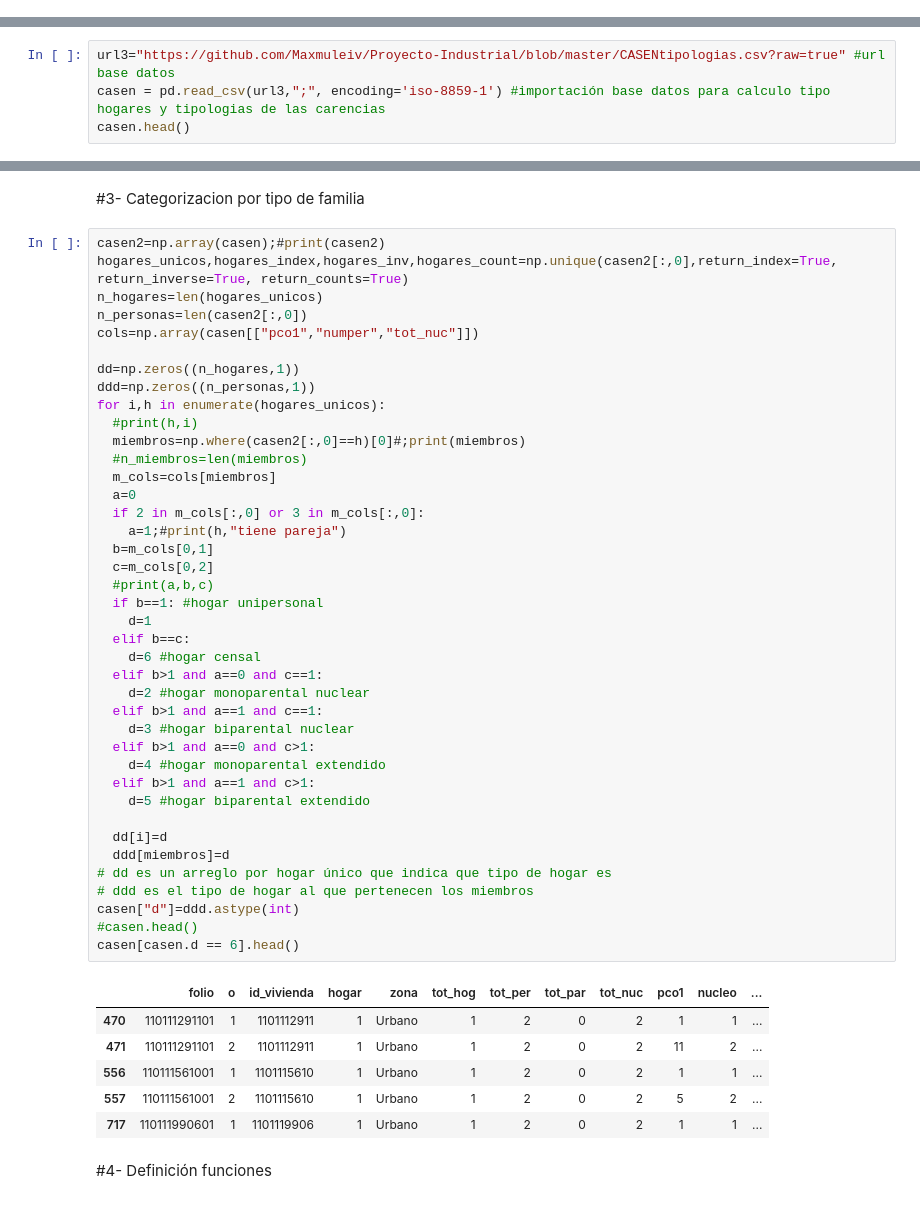
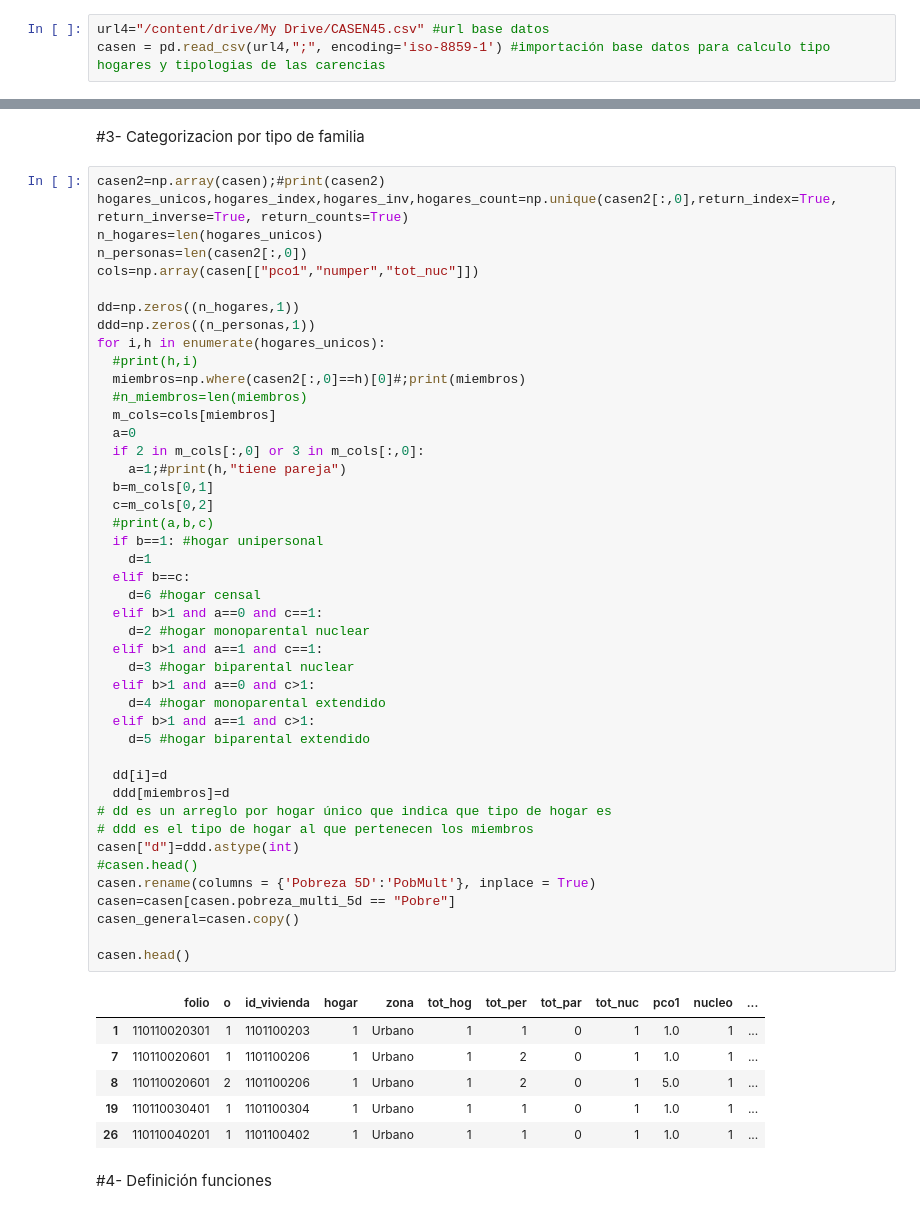
Before and after one commit to Maxmuleiv/Proyecto-Industrial, a Jupyter notebook: AnalisisPobrezaMultidimensional.ipynb, the cells around one changed output, grey strips where cells are left out. Cells and saved outputs as stored; diff of their text form.

```diff
--- a/AnalisisPobrezaMultidimensional.ipynb
+++ b/AnalisisPobrezaMultidimensional.ipynb
@@ -14,3 +19,6 @@ from math import pi
 # %% [markdown]
 #2- Importación BD
+# %%
+url4="/content/drive/My Drive/CASEN45.csv" #url base datos
+casen = pd.read_csv(url4,";", encoding='iso-8859-1') #importación base datos para calculo tipo hogares y tipologias de las carencias
 # %%
@@ -24,4 +26,0 @@ from math import pi
-# %%
-url3="https://github.com/Maxmuleiv/Proyecto-Industrial/blob/master/CASENtipologias.csv?raw=true" #url base datos
-casen = pd.read_csv(url3,";", encoding='iso-8859-1') #importación base datos para calculo tipo hogares y tipologias de las carencias
-casen.head()
@@ -48,39 +40,43 @@ for i,h in enumerate(hogares_unicos):
   miembros=np.where(casen2[:,0]==h)[0]#;print(miembros)
   #n_miembros=len(miembros)
   m_cols=cols[miembros]
   a=0
   if 2 in m_cols[:,0] or 3 in m_cols[:,0]:
     a=1;#print(h,"tiene pareja")
   b=m_cols[0,1]
   c=m_cols[0,2]
   #print(a,b,c)
   if b==1: #hogar unipersonal
     d=1
   elif b==c:
     d=6 #hogar censal
   elif b>1 and a==0 and c==1:
     d=2 #hogar monoparental nuclear
   elif b>1 and a==1 and c==1:
     d=3 #hogar biparental nuclear
   elif b>1 and a==0 and c>1:
     d=4 #hogar monoparental extendido
   elif b>1 and a==1 and c>1:
     d=5 #hogar biparental extendido
 
   dd[i]=d
   ddd[miembros]=d
 # dd es un arreglo por hogar único que indica que tipo de hogar es
 # ddd es el tipo de hogar al que pertenecen los miembros
 casen["d"]=ddd.astype(int)
 #casen.head()
-casen[casen.d == 6].head()
+casen.rename(columns = {'Pobreza 5D':'PobMult'}, inplace = True)
+casen=casen[casen.pobreza_multi_5d == "Pobre"]
+casen_general=casen.copy()
+
+casen.head()
 # %% [output]
 |  | folio | o | id_vivienda | hogar | zona | tot_hog | tot_per | tot_par | tot_nuc | pco1 | nucleo | ... |
-| 470 | 110111291101 | 1 | 1101112911 | 1 | Urbano | 1 | 2 | 0 | 2 | 1 | 1 | ... |
-| 471 | 110111291101 | 2 | 1101112911 | 1 | Urbano | 1 | 2 | 0 | 2 | 11 | 2 | ... |
-| 556 | 110111561001 | 1 | 1101115610 | 1 | Urbano | 1 | 2 | 0 | 2 | 1 | 1 | ... |
-| 557 | 110111561001 | 2 | 1101115610 | 1 | Urbano | 1 | 2 | 0 | 2 | 5 | 2 | ... |
-| 717 | 110111990601 | 1 | 1101119906 | 1 | Urbano | 1 | 2 | 0 | 2 | 1 | 1 | ... |
+| 1 | 110110020301 | 1 | 1101100203 | 1 | Urbano | 1 | 1 | 0 | 1 | 1.0 | 1 | ... |
+| 7 | 110110020601 | 1 | 1101100206 | 1 | Urbano | 1 | 2 | 0 | 1 | 1.0 | 1 | ... |
+| 8 | 110110020601 | 2 | 1101100206 | 1 | Urbano | 1 | 2 | 0 | 1 | 5.0 | 1 | ... |
+| 19 | 110110030401 | 1 | 1101100304 | 1 | Urbano | 1 | 1 | 0 | 1 | 1.0 | 1 | ... |
+| 26 | 110110040201 | 1 | 1101100402 | 1 | Urbano | 1 | 1 | 0 | 1 | 1.0 | 1 | ... |
 # %% [markdown]
 #4- Definición funciones
 # %%
```
Also changed, not shown: parts of 10 cells of this notebook.
